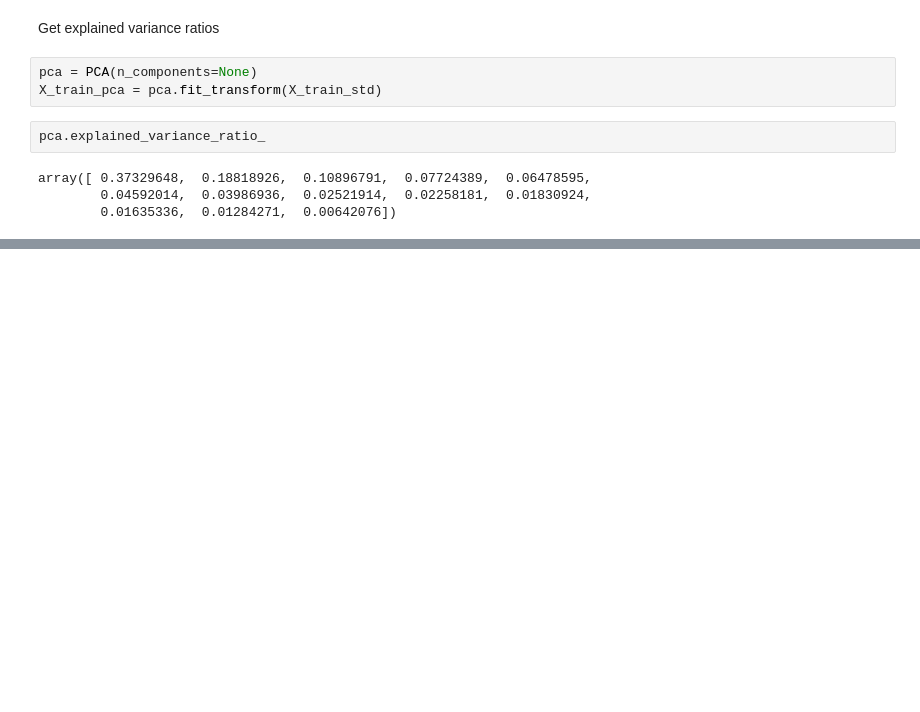
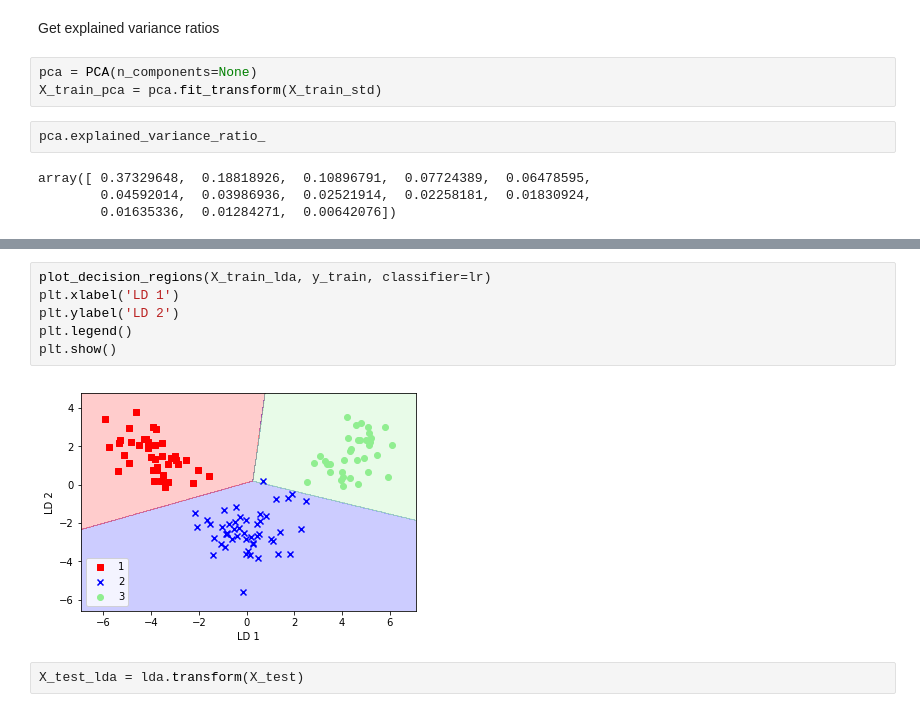
Before and after one commit to hehuilong/pml, a Jupyter notebook: Chapter_5.ipynb, the cells around one changed output, grey strips where cells are left out. Drawn from its saved outputs; the diff is of its cells as text; blank space fills up the shorter version.

```diff
--- a/Chapter_5.ipynb
+++ b/Chapter_5.ipynb
@@ -207,0 +358,10 @@ array([ 0.37329648,  0.18818926,  0.10896791,  0.07724389,  0.06478595,
+# %%
+plot_decision_regions(X_train_lda, y_train, classifier=lr)
+plt.xlabel('LD 1')
+plt.ylabel('LD 2')
+plt.legend()
+plt.show()
+# %% [output]
+[figure, added]
+# %%
+X_test_lda = lda.transform(X_test)
```
Also changed, not shown: parts of 49 cells of this notebook.
